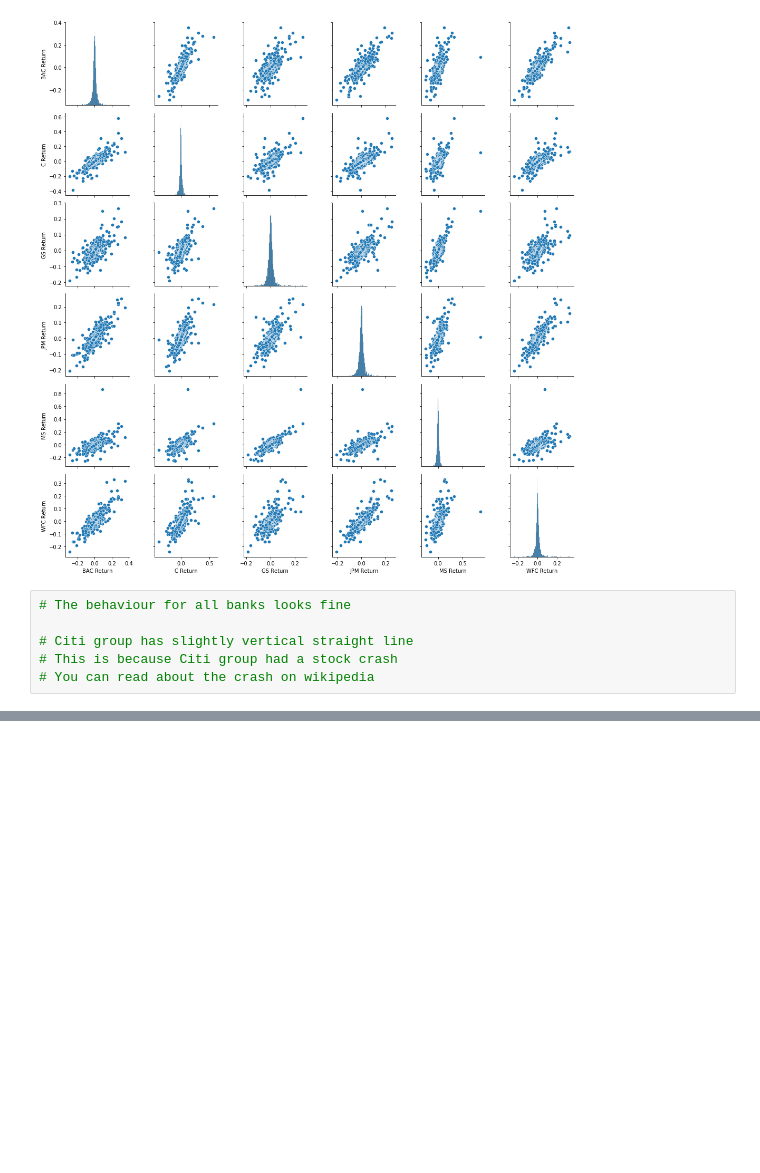
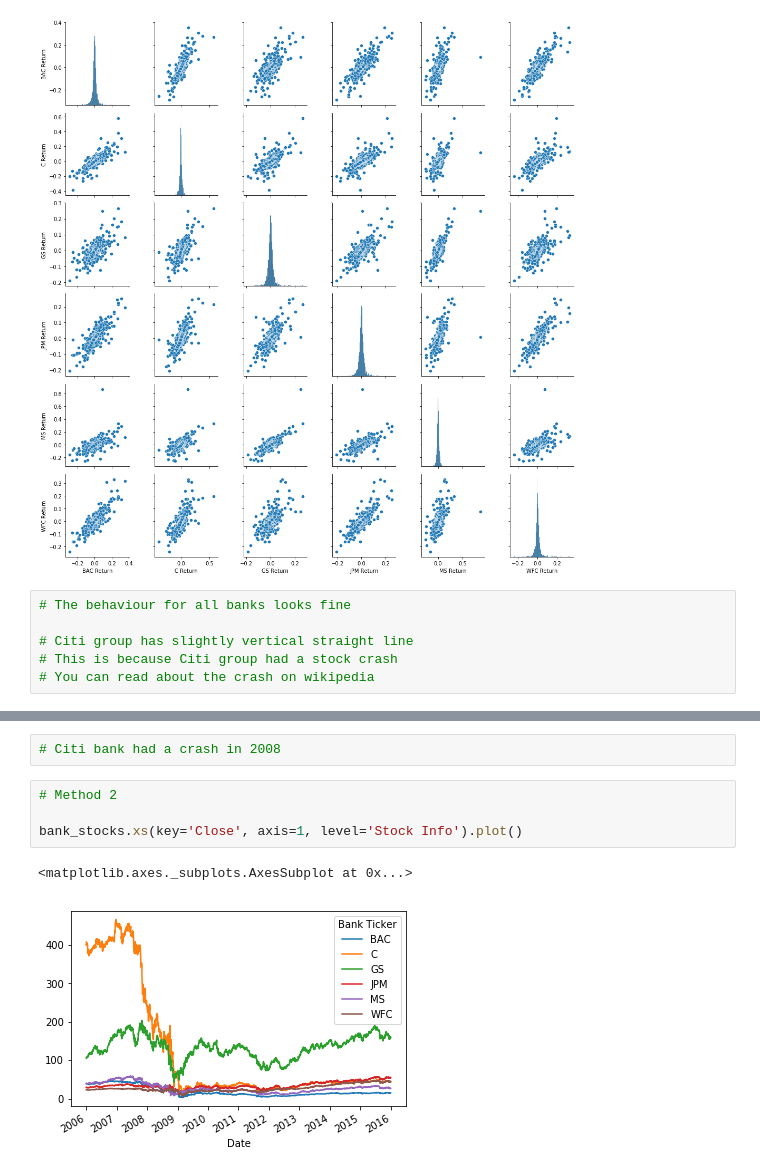
Before and after one commit to NavdeepTU/Data-Analysis-and-Visualization, a Jupyter notebook: 06. Capstone Projects/02. Finance Project.ipynb, the cells around one changed output, grey strips where cells are left out. Drawn from its saved outputs; the diff is of its cells as text; blank space fills up the shorter version.

```diff
--- a/06. Capstone Projects/02. Finance Project.ipynb
+++ b/06. Capstone Projects/02. Finance Project.ipynb
@@ -157,0 +253,9 @@ sns.pairplot(data=returns)
+# %%
+# Citi bank had a crash in 2008
+# %%
+# Method 2
+
+bank_stocks.xs(key='Close', axis=1, level='Stock Info').plot()
+# %% [output]
+<matplotlib.axes._subplots.AxesSubplot at 0x...>
+[figure, added]
```
Also changed, not shown: parts of 12 cells of this notebook.
